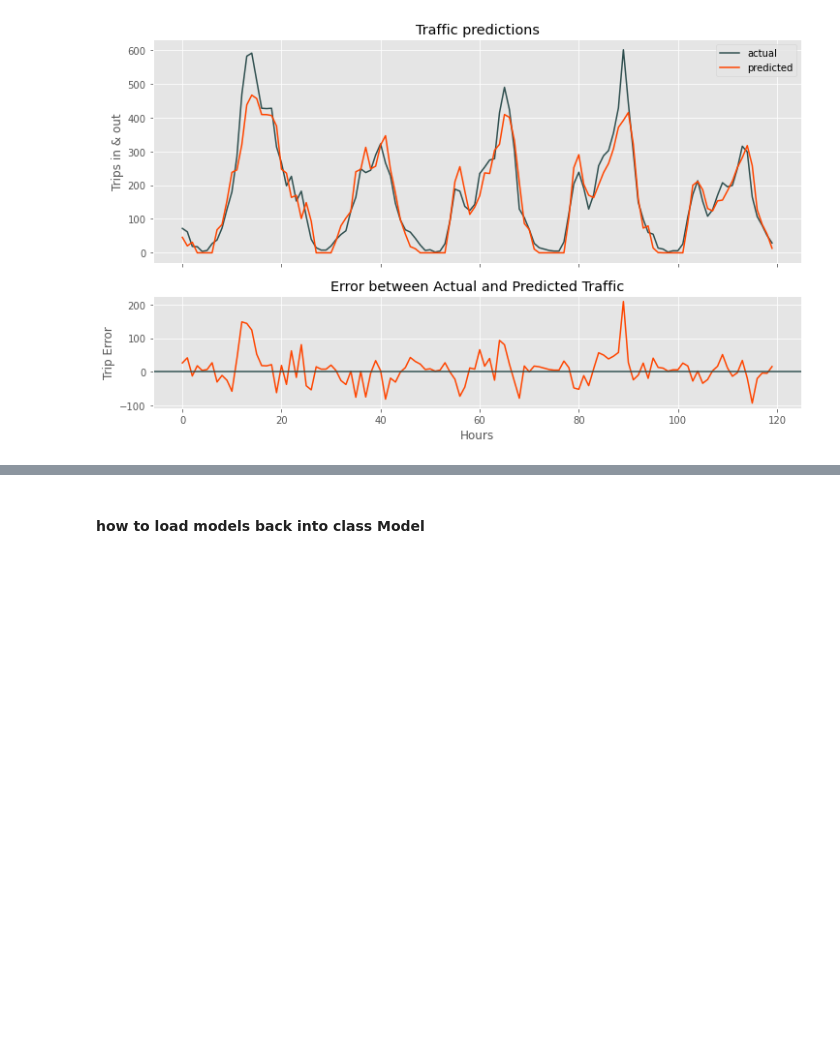
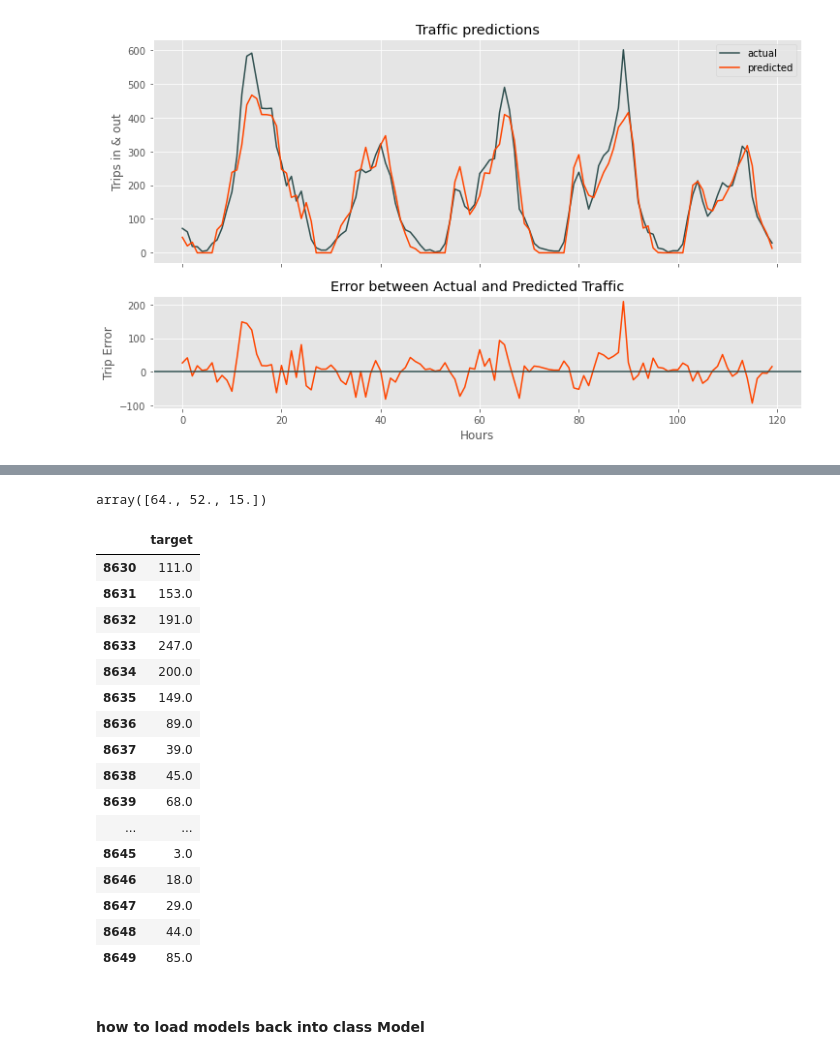
Before and after one commit to nick-kopy/Predicting-Bike-Rental-Station-Traffic, a Jupyter notebook: cap3.ipynb, the cells around one changed output, grey strips where cells are left out. Saved outputs shown, nothing was run; the diff lists cells and outputs as text; code cells hidden in the pictures; blank space fills up the shorter version.

```diff
--- a/cap3.ipynb
+++ b/cap3.ipynb
@@ -926,4 +944,6 @@ model_d.predict_plot()
 #model_l.model.save('models/downtown_start')
 
 # load model
-#model = tf.keras.models.load_model('data/univariate_downtown.sav')
+old_model = tf.keras.models.load_model('models/downtown_start')
+dt_s = station_data('downtown', start_end='start', exclude_within_region=False)
+model_d1 = Model(df=dt_s, load_model=old_model)
@@ -932,3 +1019,27 @@ INFO:tensorflow:Assets written to: models/downtown_start/assets
+# %%
+model_d1.y_test[:3]
+# %% [output]
+array([64., 52., 15.])
+# %%
+dt_s.iloc[-130:-110]
+# %% [output]
+|  | target |
+| 8630 | 111.0 |
+| 8631 | 153.0 |
+| 8632 | 191.0 |
+| 8633 | 247.0 |
+| 8634 | 200.0 |
+| 8635 | 149.0 |
+| 8636 | 89.0 |
+| 8637 | 39.0 |
+| 8638 | 45.0 |
+| 8639 | 68.0 |
+| ... | ... |
+| 8645 | 3.0 |
+| 8646 | 18.0 |
+| 8647 | 29.0 |
+| 8648 | 44.0 |
+| 8649 | 85.0 |
 # %% [markdown]
 #### how to load models back into class Model
 # %%
```
Also changed, not shown: parts of 27 cells of this notebook, 1 other file.
